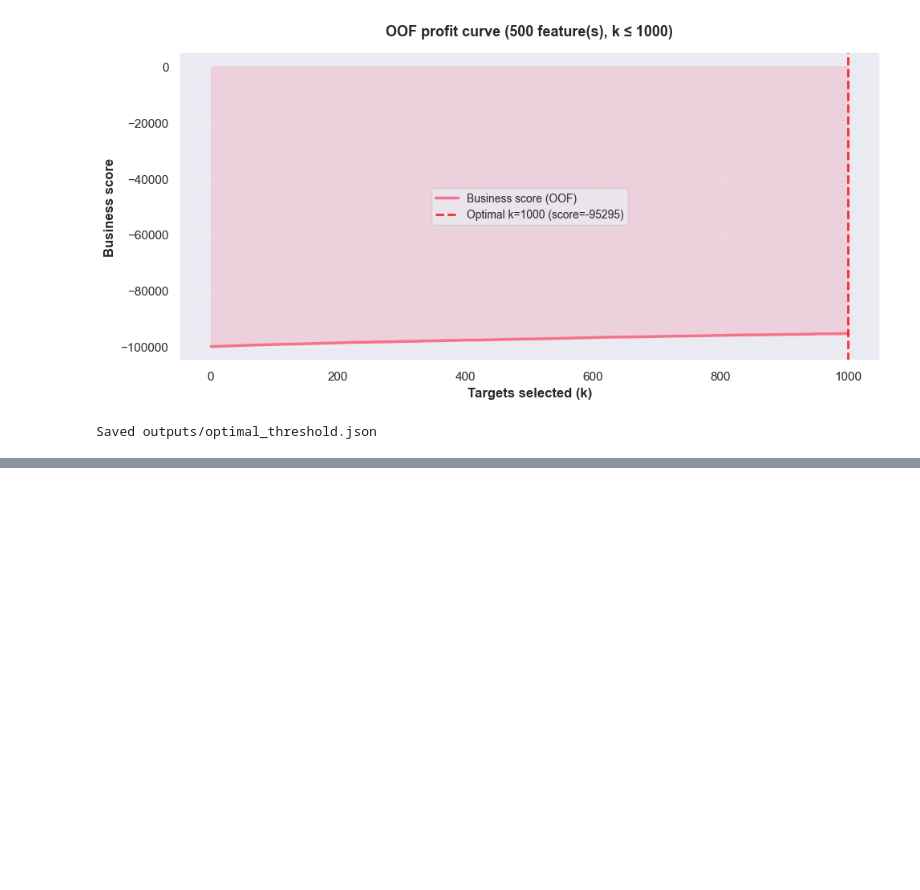
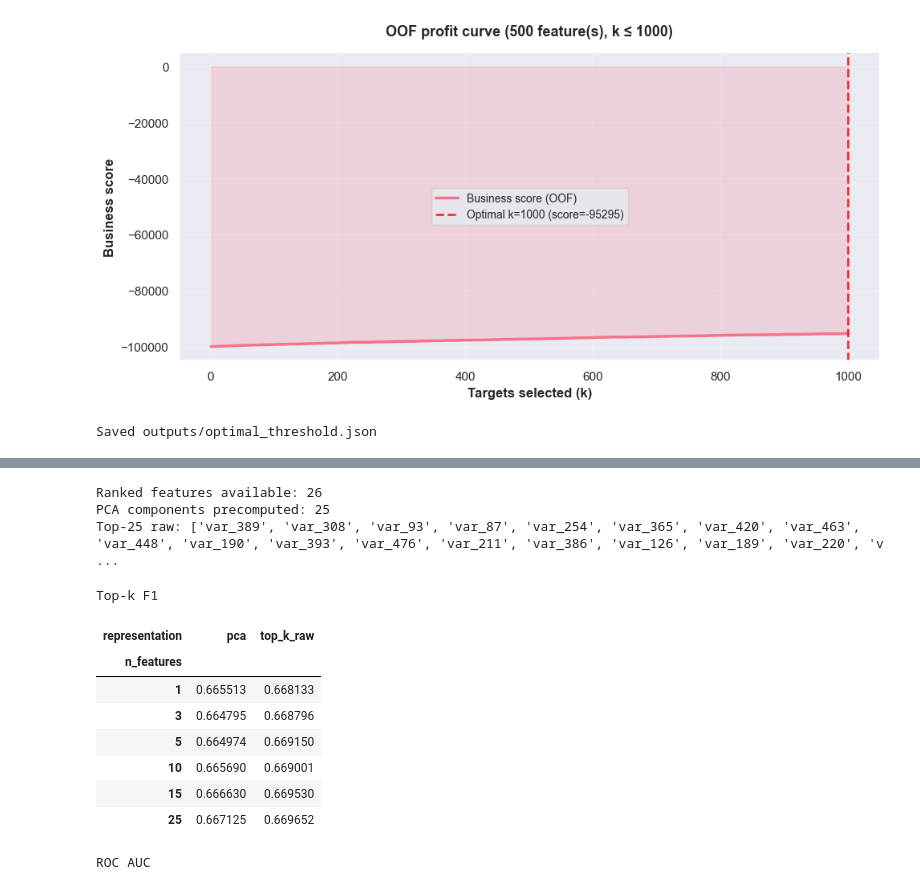
Before and after one commit to Pawlo77/cost-effective, a Jupyter notebook: notebooks/baseline.ipynb, the cells around one changed output, grey strips where cells are left out. Drawn from its saved outputs; the diff is of its cells as text; code cells hidden in the pictures; blank space fills up the shorter version.

```diff
--- a/notebooks/baseline.ipynb
+++ b/notebooks/baseline.ipynb
@@ -309,0 +326,80 @@ Saved outputs/optimal_threshold.json
+# %%
+K_VALUES = (1, 3, 5, 10, 15, 25)
+
+ranking_path = OUTPUTS_PATH / "feature_selection_results.csv"
+if ranking_path.exists():
+    ranked_features = pd.read_csv(ranking_path).sort_values("order")["feature"].tolist()
+else:
+    ranked_features = X_train.corrwith(y_train).abs().sort_values(ascending=False).index.tolist()
+
+max_k = max(K_VALUES)
+X_scaled = StandardScaler().fit_transform(X_train.values)
+X_pca_all = PCA(n_components=max_k, random_state=42).fit_transform(X_scaled)
+
+print(f"Ranked features available: {len(ranked_features)}")
+print(f"PCA components precomputed: {X_pca_all.shape[1]}")
+print(f"Top-{max_k} raw: {ranked_features[:max_k]}")
+# %% [output]
+Ranked features available: 26
+PCA components precomputed: 25
+Top-25 raw: ['var_389', 'var_308', 'var_93', 'var_87', 'var_254', 'var_365', 'var_420', 'var_463', 'var_448', 'var_190', 'var_393', 'var_476', 'var_211', 'var_386', 'var_126', 'var_189', 'var_220', 'v ...
+# %%
+pca_scoring = {"f1_topk": f1_scorer_wrapper, "roc_auc": "roc_auc"}
+comparison_rows = []
+
+for k in K_VALUES:
+    X_raw_k = X_train[ranked_features[:k]].values
+    X_pca_k = X_pca_all[:, :k]
+
+    lr_raw = make_logistic_baseline_pipeline(C=best_c)
+    lr_pca = LogisticRegression(
+        C=best_c,
+        class_weight="balanced",
+        max_iter=5000,
+        solver="lbfgs",
+    )
+
+    for estimator, model_name, X_k, representation in [
+        (lr_raw, f"logistic_top{k}_raw", X_raw_k, "top_k_raw"),
+        (lr_pca, f"logistic_pca{k}", X_pca_k, "pca"),
+    ]:
+        cv_results = cross_validate(
+            estimator,
+            X_k,
+            y,
+            cv=cv,
+            scoring=pca_scoring,
+            n_jobs=-1,
+        )
+        comparison_rows.append({
+            "n_features": k,
+            "representation": representation,
+            "model": model_name,
+            "cv_f1_topk_mean": float(cv_results["test_f1_topk"].mean()),
+            "cv_roc_auc_mean": float(cv_results["test_roc_auc"].mean()),
+        })
+
+pca_vs_topk_df = pd.DataFrame(comparison_rows).sort_values(["n_features", "representation"])
+
+f1_pivot = pca_vs_topk_df.pivot(
+    index="n_features", columns="representation", values="cv_f1_topk_mean"
+)
+auc_pivot = pca_vs_topk_df.pivot(
+    index="n_features", columns="representation", values="cv_roc_auc_mean"
+)
+
+print("Top-k F1")
+display(f1_pivot)
+print("ROC AUC")
+display(auc_pivot)
+# %% [output]
+Top-k F1
+| representation | pca | top_k_raw |
+| n_features |  |  |
+| 1 | 0.665513 | 0.668133 |
+| 3 | 0.664795 | 0.668796 |
+| 5 | 0.664974 | 0.669150 |
+| 10 | 0.665690 | 0.669001 |
+| 15 | 0.666630 | 0.669530 |
+| 25 | 0.667125 | 0.669652 |
+ROC AUC
```
Also changed, not shown: parts of 3 cells of this notebook, 26 other files.
